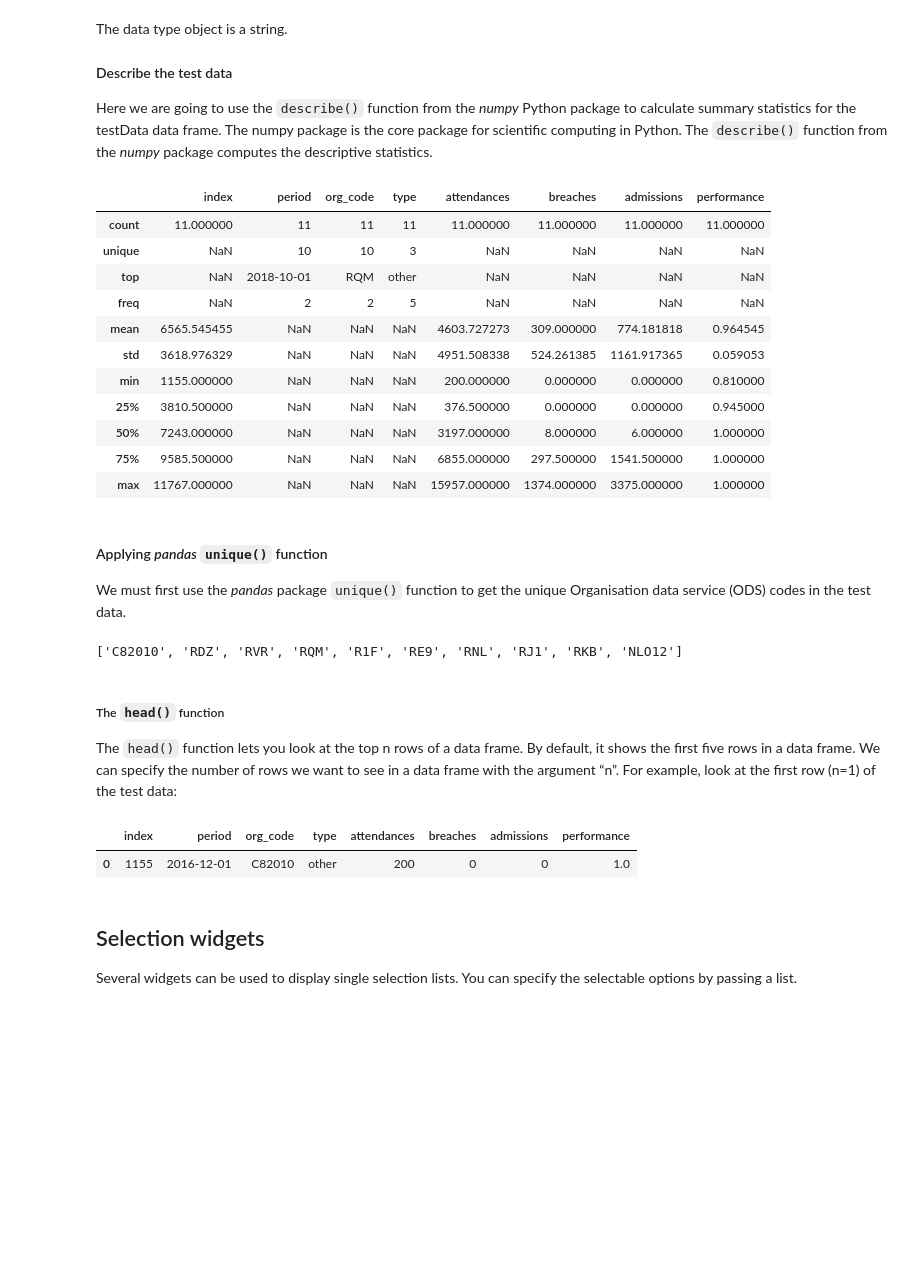
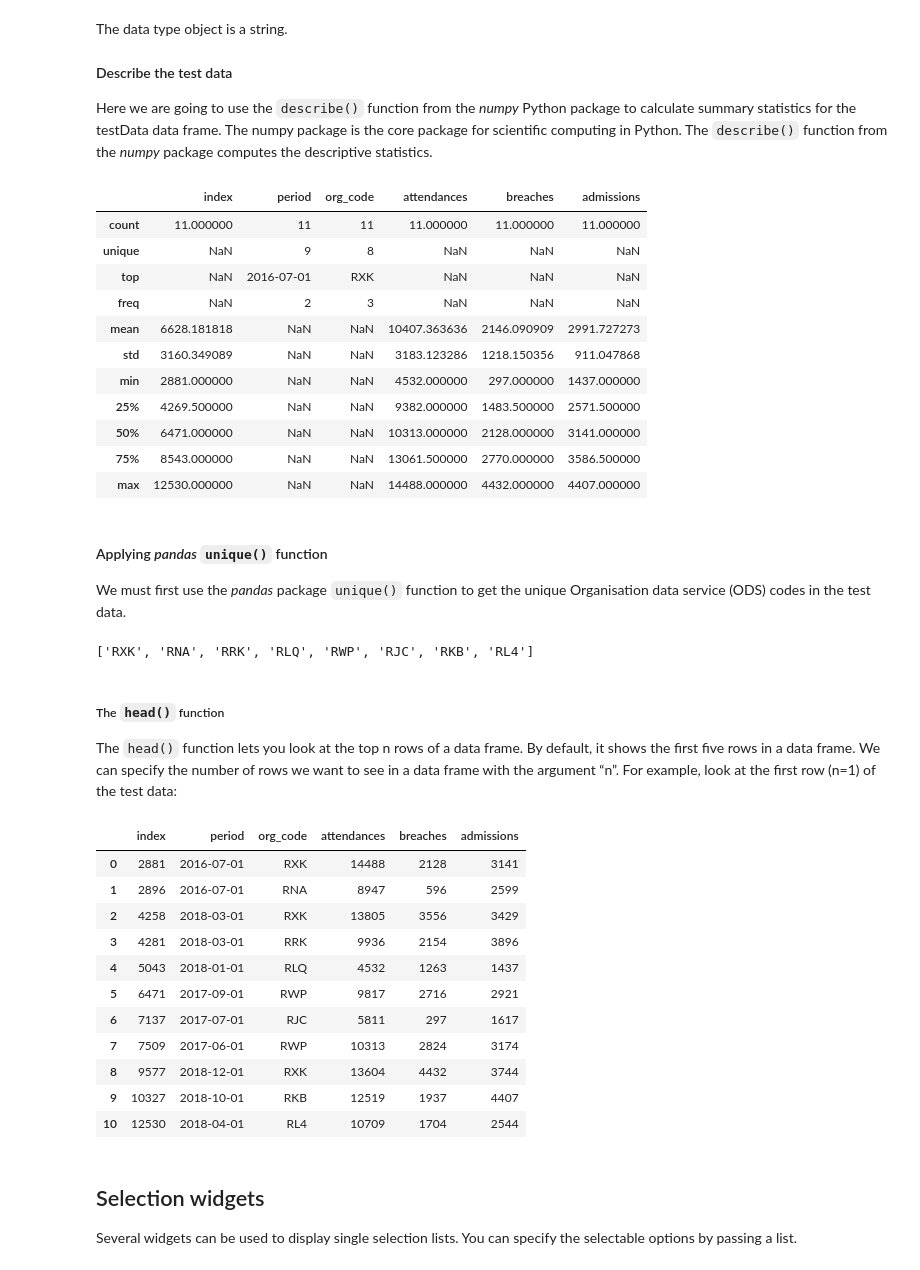
Before and after one commit to B209978/B209978_assessment, a Jupyter notebook: ipynbScripts/CollectingDataUsingInteractiveJupyterWidgets.ipynb, the cells around one changed output. Drawn from its saved outputs; the diff is of its cells as text; code cells hidden in the pictures; blank space fills up the shorter version.

```diff
--- a/ipynbScripts/CollectingDataUsingInteractiveJupyterWidgets.ipynb
+++ b/ipynbScripts/CollectingDataUsingInteractiveJupyterWidgets.ipynb
@@ -15,6 +15,6 @@ To import the data, you will need to load the *pandas* package. The Python *pand
 # %%
 #Load the 'pandas' package
 import pandas as pd
-testData=pd.read_csv("../Data/ae_attendances_ENG_4hr_perfom_train.csv")
+testData=pd.read_csv("../Data/ae_attendances_test.csv")
 testData
 # %% [output]
@@ -214,18 +234,18 @@ Here we are going to use the `describe()` function from the *numpy* Python packa
 import numpy as np
 testData.describe(include='all')
 # %% [output]
-|  | index | period | org_code | type | attendances | breaches | admissions | performance |
-| count | 11.000000 | 11 | 11 | 11 | 11.000000 | 11.000000 | 11.000000 | 11.000000 |
-| unique | NaN | 10 | 10 | 3 | NaN | NaN | NaN | NaN |
-| top | NaN | 2018-10-01 | RQM | other | NaN | NaN | NaN | NaN |
-| freq | NaN | 2 | 2 | 5 | NaN | NaN | NaN | NaN |
-| mean | 6565.545455 | NaN | NaN | NaN | 4603.727273 | 309.000000 | 774.181818 | 0.964545 |
-| std | 3618.976329 | NaN | NaN | NaN | 4951.508338 | 524.261385 | 1161.917365 | 0.059053 |
-| min | 1155.000000 | NaN | NaN | NaN | 200.000000 | 0.000000 | 0.000000 | 0.810000 |
-| 25% | 3810.500000 | NaN | NaN | NaN | 376.500000 | 0.000000 | 0.000000 | 0.945000 |
-| 50% | 7243.000000 | NaN | NaN | NaN | 3197.000000 | 8.000000 | 6.000000 | 1.000000 |
-| 75% | 9585.500000 | NaN | NaN | NaN | 6855.000000 | 297.500000 | 1541.500000 | 1.000000 |
-| max | 11767.000000 | NaN | NaN | NaN | 15957.000000 | 1374.000000 | 3375.000000 | 1.000000 |
+|  | index | period | org_code | attendances | breaches | admissions |
+| count | 11.000000 | 11 | 11 | 11.000000 | 11.000000 | 11.000000 |
+| unique | NaN | 9 | 8 | NaN | NaN | NaN |
+| top | NaN | 2016-07-01 | RXK | NaN | NaN | NaN |
+| freq | NaN | 2 | 3 | NaN | NaN | NaN |
+| mean | 6628.181818 | NaN | NaN | 10407.363636 | 2146.090909 | 2991.727273 |
+| std | 3160.349089 | NaN | NaN | 3183.123286 | 1218.150356 | 911.047868 |
+| min | 2881.000000 | NaN | NaN | 4532.000000 | 297.000000 | 1437.000000 |
+| 25% | 4269.500000 | NaN | NaN | 9382.000000 | 1483.500000 | 2571.500000 |
+| 50% | 6471.000000 | NaN | NaN | 10313.000000 | 2128.000000 | 3141.000000 |
+| 75% | 8543.000000 | NaN | NaN | 13061.500000 | 2770.000000 | 3586.500000 |
+| max | 12530.000000 | NaN | NaN | 14488.000000 | 4432.000000 | 4407.000000 |
 # %% [markdown]
 #### Applying *pandas* `unique()` function
 We must first use the *pandas* package `unique()` function to get the unique Organisation data service (ODS) codes in the test data.
@@ -233,15 +253,25 @@ We must first use the *pandas* package `unique()` function to get the unique Org
 org_code=list(testData['org_code'].unique())
 org_code
 # %% [output]
-['C82010', 'RDZ', 'RVR', 'RQM', 'R1F', 'RE9', 'RNL', 'RJ1', 'RKB', 'NLO12']
+['RXK', 'RNA', 'RRK', 'RLQ', 'RWP', 'RJC', 'RKB', 'RL4']
 # %% [markdown]
 ##### The `head()` function
 The `head()` function lets you look at the top n rows of a data frame. By default, it shows the first five rows in a data frame. We can specify the number of rows we want to see in a data frame with the argument “n”. For example, look at the first row (n=1) of the test data:
 # %%
-testData.head(n=1)
+testData.head(n=11)
 # %% [output]
-|  | index | period | org_code | type | attendances | breaches | admissions | performance |
-| 0 | 1155 | 2016-12-01 | C82010 | other | 200 | 0 | 0 | 1.0 |
+|  | index | period | org_code | attendances | breaches | admissions |
+| 0 | 2881 | 2016-07-01 | RXK | 14488 | 2128 | 3141 |
+| 1 | 2896 | 2016-07-01 | RNA | 8947 | 596 | 2599 |
+| 2 | 4258 | 2018-03-01 | RXK | 13805 | 3556 | 3429 |
+| 3 | 4281 | 2018-03-01 | RRK | 9936 | 2154 | 3896 |
+| 4 | 5043 | 2018-01-01 | RLQ | 4532 | 1263 | 1437 |
+| 5 | 6471 | 2017-09-01 | RWP | 9817 | 2716 | 2921 |
+| 6 | 7137 | 2017-07-01 | RJC | 5811 | 297 | 1617 |
+| 7 | 7509 | 2017-06-01 | RWP | 10313 | 2824 | 3174 |
+| 8 | 9577 | 2018-12-01 | RXK | 13604 | 4432 | 3744 |
+| 9 | 10327 | 2018-10-01 | RKB | 12519 | 1937 | 4407 |
+| 10 | 12530 | 2018-04-01 | RL4 | 10709 | 1704 | 2544 |
 # %% [markdown]
 ## Selection widgets
 Several widgets can be used to display single selection lists. You can specify the selectable options by passing a list.
```
Also changed, not shown: parts of 33 cells of this notebook, 13 other files.
